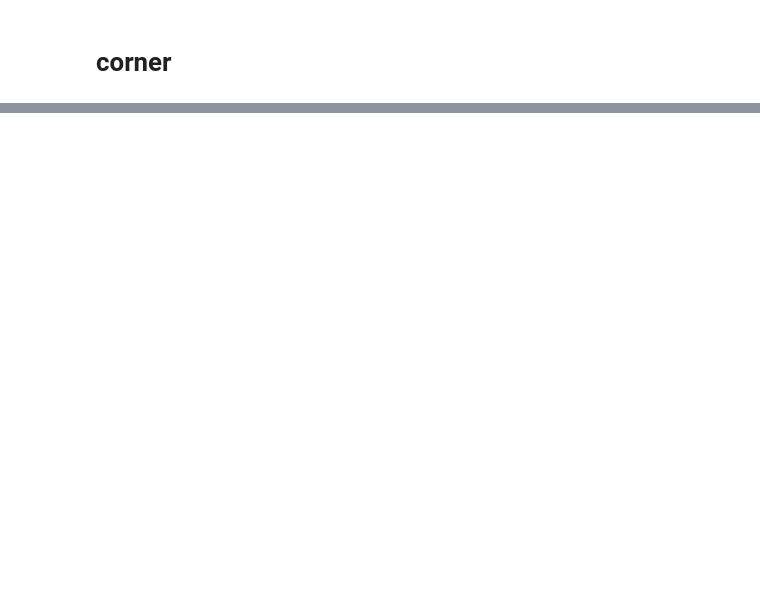
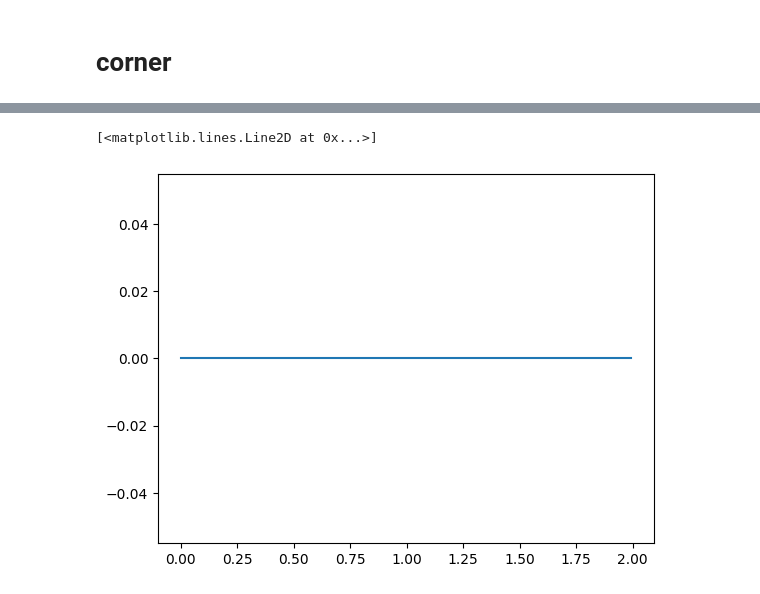
Before and after one commit to rakaar/ddm_data, a Jupyter notebook: fitting_aborts/post_LED_drift_and_motor_fit_VBMC.ipynb, the cells around one changed output, grey strips where cells are left out. Cells and saved outputs as stored; diff of their text form; code cells hidden in the pictures; blank space fills up the shorter version.

```diff
--- a/fitting_aborts/post_LED_drift_and_motor_fit_VBMC.ipynb
+++ b/fitting_aborts/post_LED_drift_and_motor_fit_VBMC.ipynb
@@ -393,0 +272,5 @@ Too few points to create valid contours
+# %%
+plt.plot(t_pts, P_A_samp_mean, label='mean')
+# %% [output]
+[<matplotlib.lines.Line2D at 0x...>]
+[figure, added]
```
Also changed, not shown: parts of 16 cells of this notebook, 1 other file.
